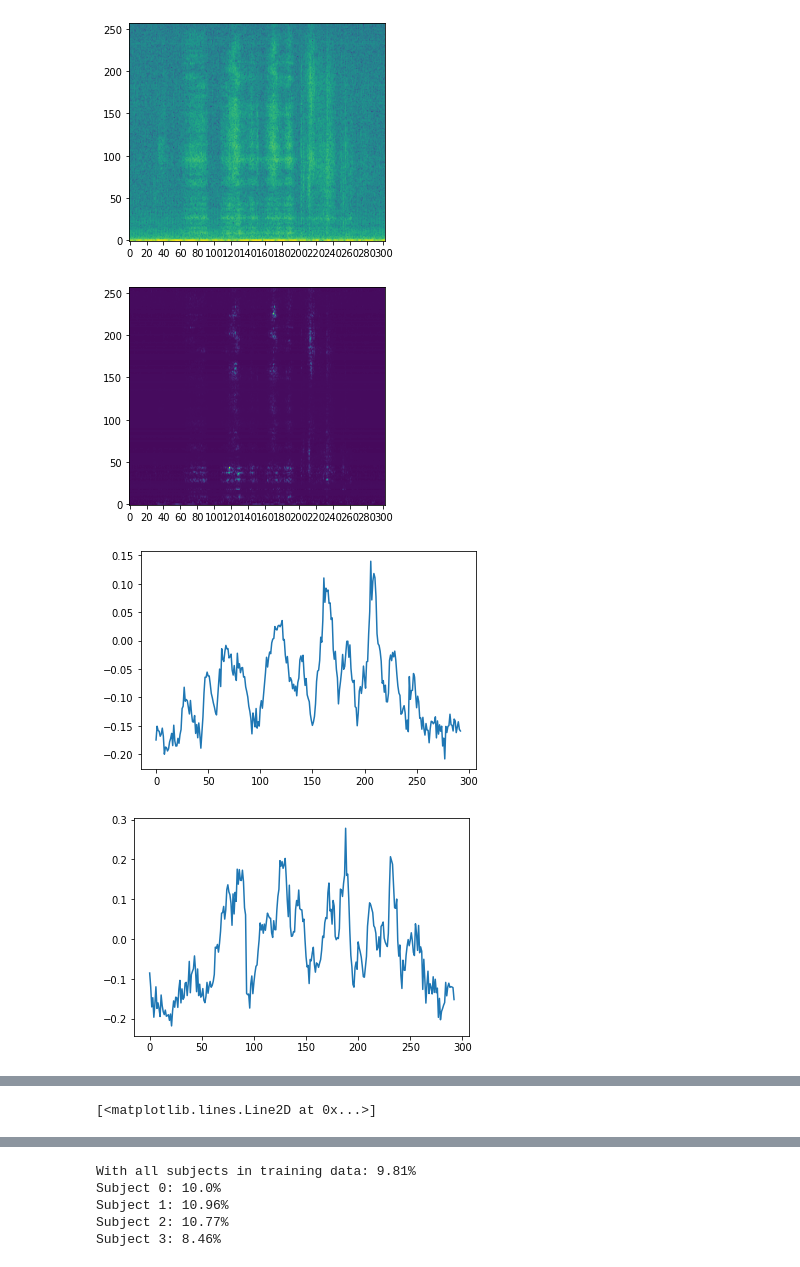
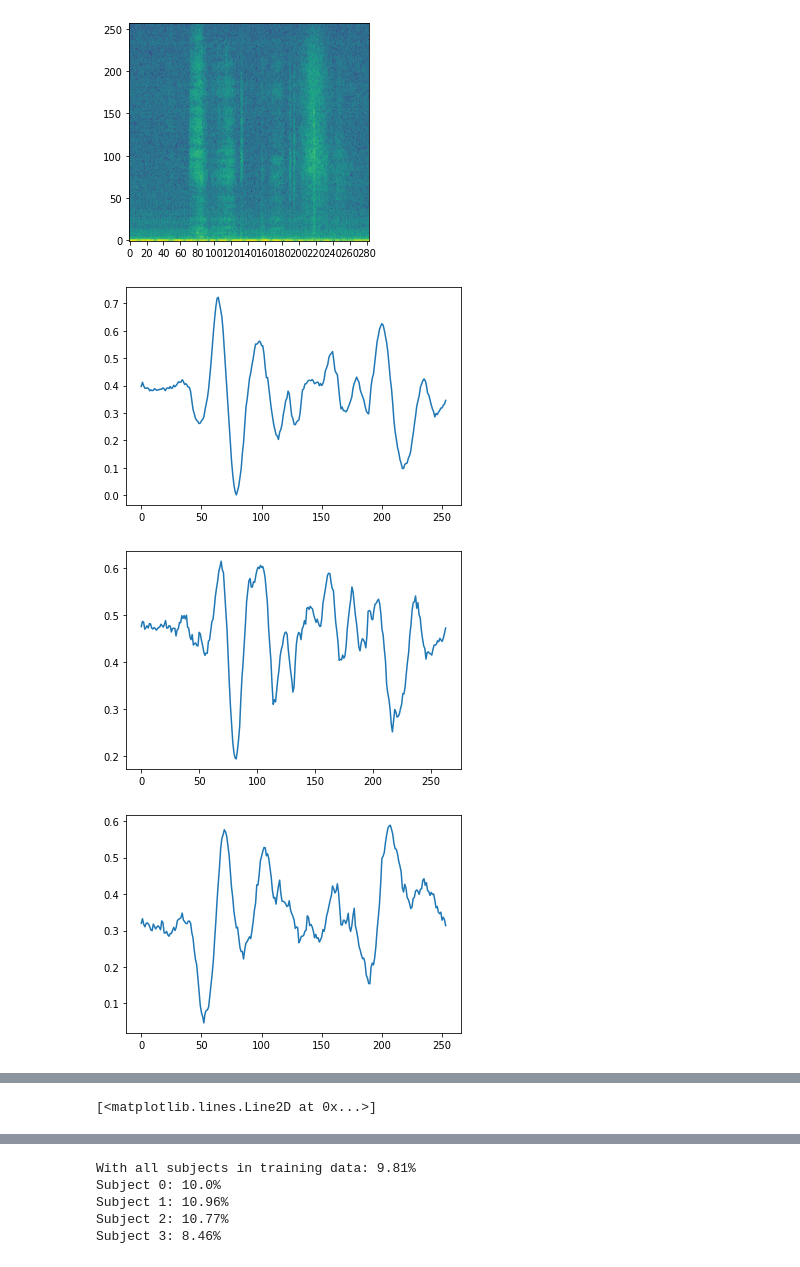
Before and after one commit to ijc8/acr, a Jupyter notebook: Strokes4.ipynb, the cells around one changed output, grey strips where cells are left out. Drawn from its saved outputs; the diff is of its cells as text; code cells hidden in the pictures.

```diff
--- a/Strokes4.ipynb
+++ b/Strokes4.ipynb
@@ -19,9 +19,9 @@ def load_dataset(downsample=5):
         subject = i + 1
         letter = alphabet[j]
         fs, x = scipy.io.wavfile.read(f"letters/{subject}/{letter}/PZ/{k}.wav")
-        letters[i, j, k] = scipy.signal.decimate(x, downsample)
+        letters[i, j, k] = x # scipy.signal.decimate(x, downsample)
     # Assumes all letters have same sample rate.
-    return letters, fs / downsample
+    return letters, fs # / downsample
 # %%
 def filter_transients(x, n):
     return np.min(x[:len(x)//n*n].reshape((-1, n)), axis=1)
@@ -97,19 +97,20 @@ plt.show()
 # %%
 from skimage.feature import match_template
 
-stroke_noise = X[:, 70:80]
+stroke_noise = X[:, 60:90]
 corr = scipy.signal.correlate(X, stroke_noise, mode='valid')[0] / stroke_noise.size
 plt.plot(corr); plt.show()
 result = match_template(X, stroke_noise)[0]
 plt.plot(result); plt.show()
 
-stroke_noise2 = X[:, 110:120]
+stroke_noise2 = X[:, 100:120]
 corr = scipy.signal.correlate(X, stroke_noise2, mode='valid')[0] / stroke_noise.size
 plt.plot(corr); plt.show()
 result = match_template(X, stroke_noise2)[0]
 plt.plot(result); plt.show()
 
-paper_noise = X[:, 225:235]
+paper_noise = X[:, 210:240]
+print(X.shape, paper_noise.shape)
 corr = scipy.signal.correlate(X, paper_noise, mode='valid')[0] / paper_noise.size
 plt.plot(corr); plt.show()
 result = match_template(X, paper_noise)[0]
@@ -125,24 +127,30 @@ plt.plot(result)
 # %%
-x = letters[1,1,0]
+x = letters[1,0,1]
 display(Audio(x, rate=fs))
 X, t, f = mlab.specgram(x, NFFT=512, noverlap=256)
 plt.imshow(np.log(X), origin='lower')
 plt.xticks(np.arange(0, X.shape[1], 20))
 plt.show()
 
-X -= m
-X /= s
-
-plt.imshow(X, origin='lower')
-plt.xticks(np.arange(0, X.shape[1], 20))
-plt.show()
+# X -= m
+# X /= s
+X = np.log(X)
 
 plt.plot(match_template(X, stroke_noise)[0]); plt.show()
 plt.plot(match_template(X, stroke_noise2)[0]); plt.show()
-plt.plot(match_template(X, paper_noise)[0])
+plt.plot(match_template(X, paper_noise)[0]); plt.show()
+sn = match_template(X, stroke_noise, pad_input=True, mode='median')[0]
+pn = match_template(X, paper_noise, pad_input=True, mode='median')[0]
+plt.plot(sn); plt.show()
+plt.plot(pn); plt.show()
+# plt.plot((pn - sn))
+s = np.sum(X[15:], axis=0)
+s -= np.median(s)
+plt.plot(np.maximum(pn, 0))
+plt.plot(np.maximum(sn, 0))
 # %% [output]
 [interactive output not drawn]
-[figure, old version]
+[figure, new version]
-[figure, old version]
+[figure, new version]
-[figure, old version]
+[figure, new version]
-[figure, old version]
+[figure, new version]
```
Also changed, not shown: parts of 3 cells of this notebook, 3 other files.
